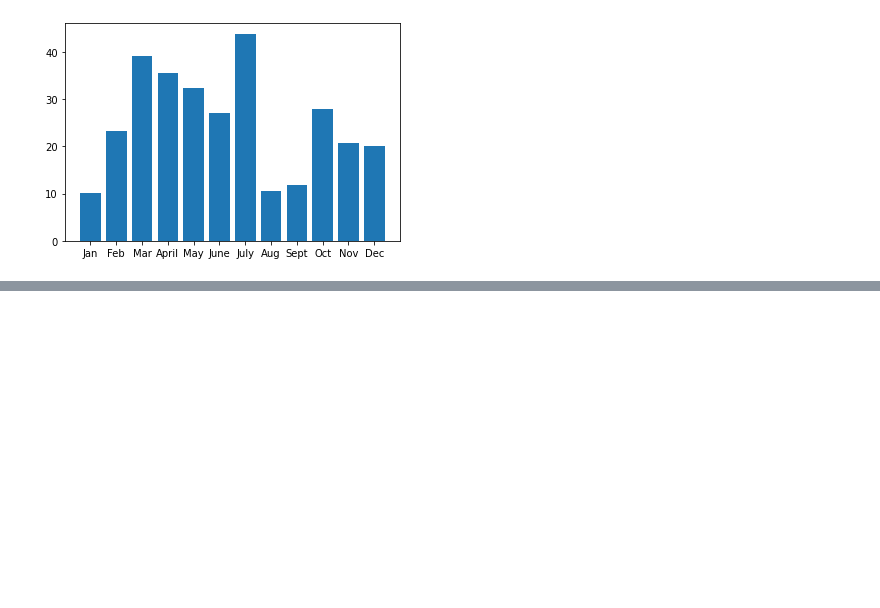
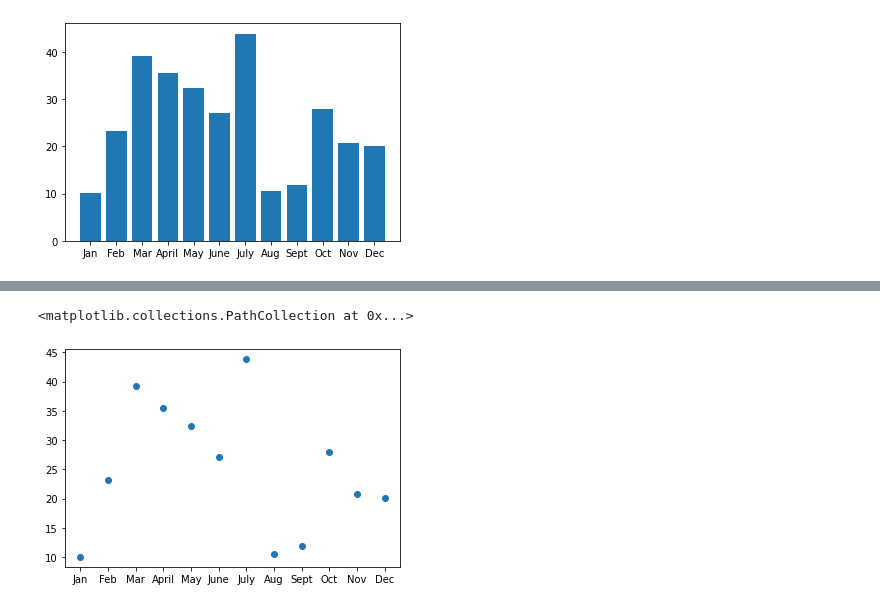
Before and after one commit to BrandonScottWilliams/PyBer_Analysis, a Jupyter notebook: matplotlib_practice.ipynb, the cells around one changed output, grey strips where cells are left out. Cells and saved outputs as stored; diff of their text form; code cells hidden in the pictures; blank space fills up the shorter version.

```diff
--- a/matplotlib_practice.ipynb
+++ b/matplotlib_practice.ipynb
@@ -132,0 +139,5 @@ ax.bar(x_axis, y_axis)
+# %%
+plt.scatter(x_axis, y_axis)
+# %% [output]
+<matplotlib.collections.PathCollection at 0x...>
+[figure, added]
```
Also changed, not shown: parts of 19 cells of this notebook, 4 other files.
